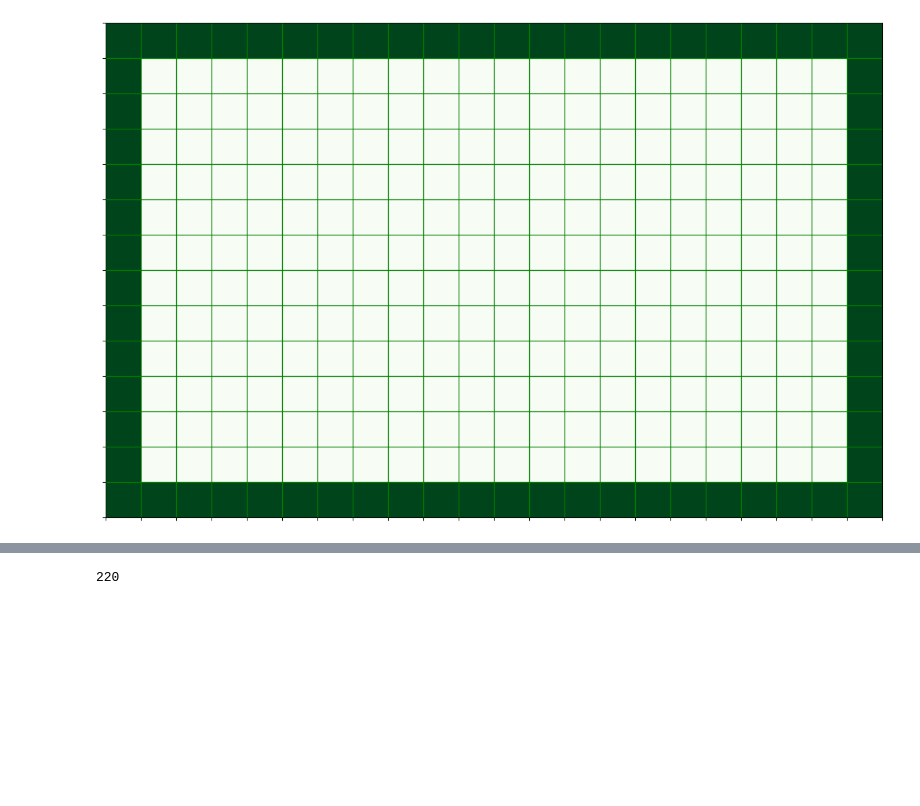
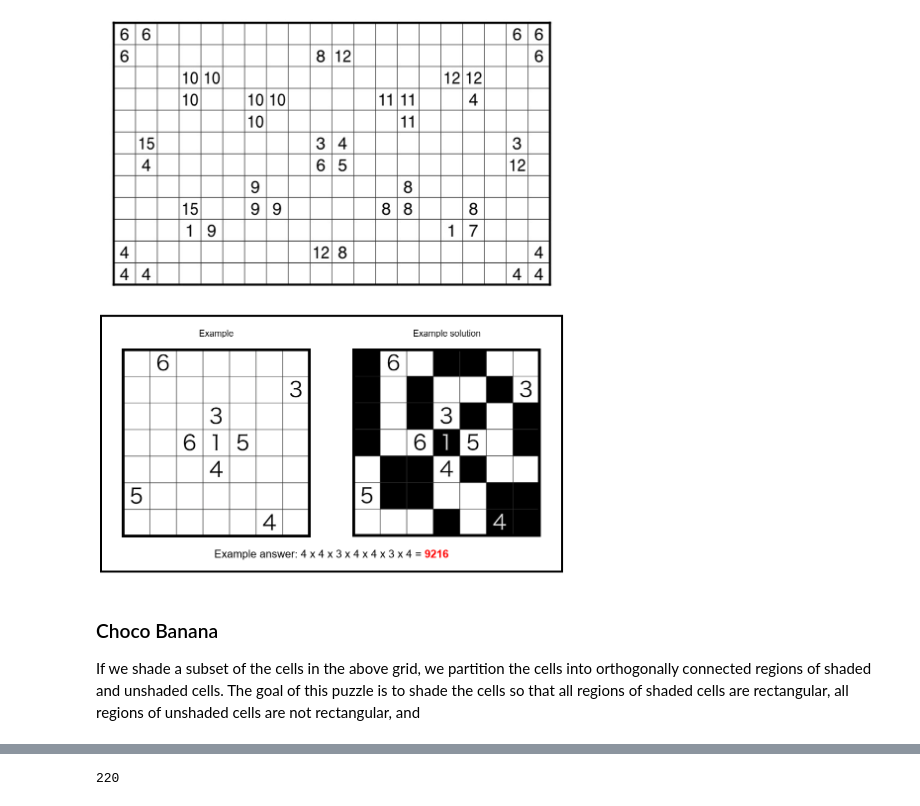
Before and after one commit to timohromadka/janestreetpuzzles, a Jupyter notebook: july2023/july2023.ipynb, the cells around one changed output, grey strips where cells are left out. Saved outputs shown, nothing was run; the diff lists cells and outputs as text; code cells hidden in the pictures; blank space fills up the shorter version.

```diff
--- a/july2023/july2023.ipynb
+++ b/july2023/july2023.ipynb
@@ -4,18 +0,0 @@ import matplotlib.pyplot as plt
-# %%
-def display_grid(width, height):
-    grid = np.zeros((height, width), dtype=int)
-    grid[0, :] = grid[:, 0] = grid[-1, :] = grid[:, -1] = 2
-
-    fig, ax = plt.subplots(figsize=(16,10))
-    ax.imshow(grid, cmap='Greens')
-    ax.set_xticks(np.arange(-0.5, width, 1))
-    ax.set_yticks(np.arange(-0.5, height, 1))
-    ax.grid(color='green', linewidth=1)
-    ax.set_xticklabels([])
-    ax.set_yticklabels([])
-    plt.show()
-
-# Usage example
-display_grid(22, 14)
-# %% [output]
-[figure, removed]
@@ -21,0 +17,20 @@ display_grid(22, 14)
+# %%
+url='https://www.janestreet.com/puzzles/current-puzzle/'
+res = requests.get(url)
+soup = BeautifulSoup(res.content, 'html.parser')
+y = [text for text in soup.body.stripped_strings]
+display(Image('https://www.janestreet.com/puzzles/choco-banana.png',width=600))
+display(Markdown("### "+y[8]+"\n\n"+str("\n".join(y[9:16]))))
+# %% [output]
+[figure, added]
+### Choco Banana
+
+If we shade a subset of the cells in the above grid, we partition the
+cells into orthogonally connected
+regions
+of shaded and unshaded
+cells. The goal of this puzzle is to shade the cells so that
+all regions of shaded cells are rectangular,
+all regions of unshaded cells are
+not
+rectangular, and
```
Also changed, not shown: parts of 5 cells of this notebook, 1 other file.
